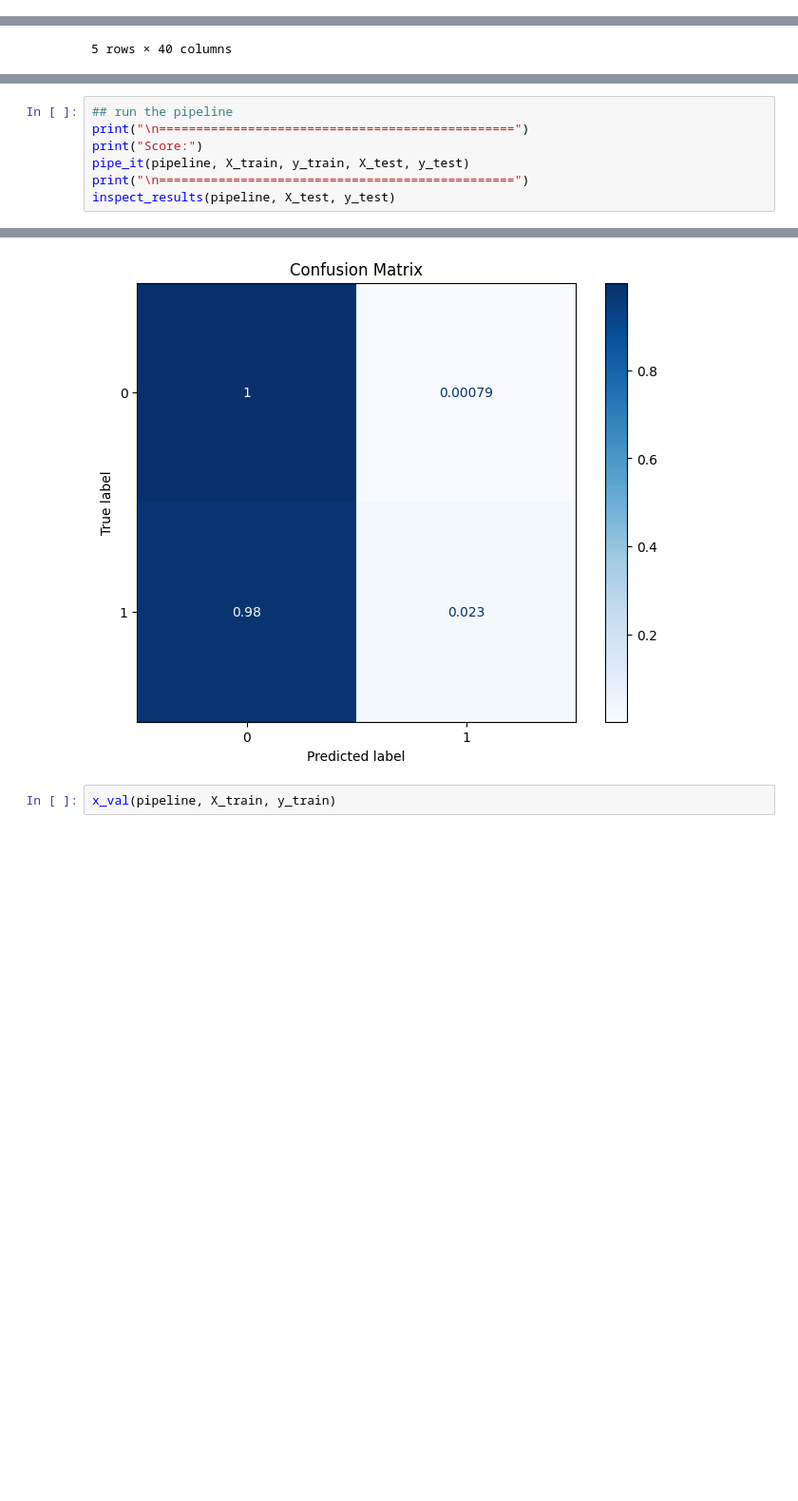
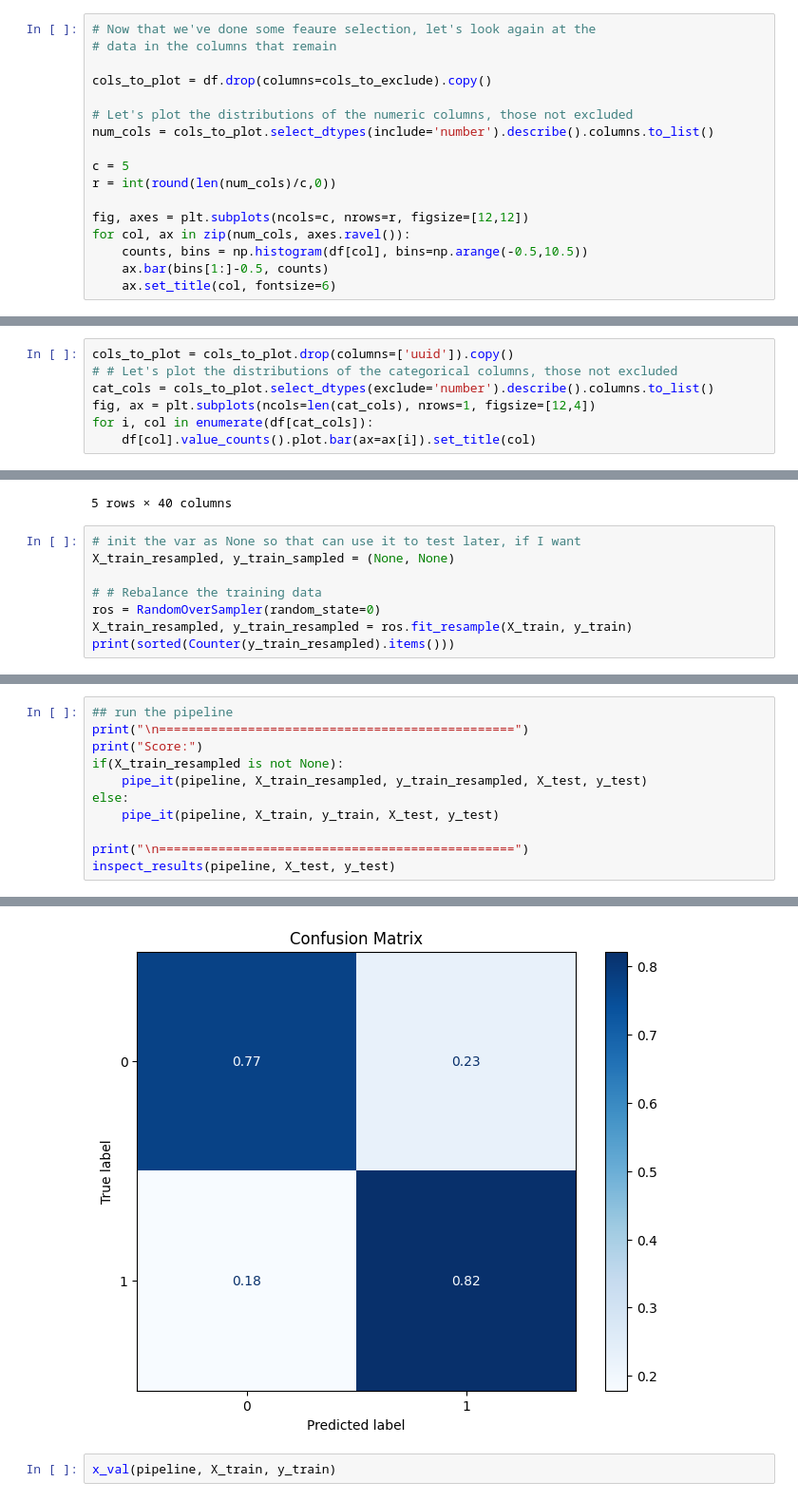
Before and after one commit to erikrowens/Le-Wagon-Case-Study, a Jupyter notebook: Notebook.ipynb, the cells around one changed output, grey strips where cells are left out. Shown at 95% size. Cells and saved outputs as stored; diff of their text form; blank space fills up the shorter version.

Commit message:
Added more graphs and data balancing

```diff
--- a/Notebook.ipynb
+++ b/Notebook.ipynb
@@ -200,3 +203,20 @@ cols_to_exclude +=  ['max_paid_inv_0_24m', 'num_arch_ok_0_12m', \
 ## Next, categorical columns that 'probably' don't add much value
 ## We still have the 'merchant_group' column that should be usefule
 cols_to_exclude += ['merchant_category', 'name_in_email']
+# %%
+# Now that we've done some feaure selection, let's look again at the
+# data in the columns that remain
+
+cols_to_plot = df.drop(columns=cols_to_exclude).copy()
+
+# Let's plot the distributions of the numeric columns, those not excluded
+num_cols = cols_to_plot.select_dtypes(include='number').describe().columns.to_list()
+
+c = 5
+r = int(round(len(num_cols)/c,0))
+
+fig, axes = plt.subplots(ncols=c, nrows=r, figsize=[12,12])
+for col, ax in zip(num_cols, axes.ravel()):
+    counts, bins = np.histogram(df[col], bins=np.arange(-0.5,10.5))
+    ax.bar(bins[1:]-0.5, counts)
+    ax.set_title(col, fontsize=6)
@@ -202,0 +225,7 @@ cols_to_exclude += ['merchant_category', 'name_in_email']
+# %%
+cols_to_plot = cols_to_plot.drop(columns=['uuid']).copy()
+# # Let's plot the distributions of the categorical columns, those not excluded
+cat_cols = cols_to_plot.select_dtypes(exclude='number').describe().columns.to_list()
+fig, ax = plt.subplots(ncols=len(cat_cols), nrows=1, figsize=[12,4])
+for i, col in enumerate(df[cat_cols]):
+    df[col].value_counts().plot.bar(ax=ax[i]).set_title(col)
@@ -339,3 +371,11 @@ Preprocessed training set
 | 3 | -0.347182 | -1.045043e-17 | 0.000000 | 0.000000 | ... |
 | 4 | 0.870134 | -4.276759e-02 | -0.235242 | -0.106106 | ... |
 5 rows × 40 columns
+# %%
+# init the var as None so that can use it to test later, if I want
+X_train_resampled, y_train_sampled = (None, None)
+
+# # Rebalance the training data
+ros = RandomOverSampler(random_state=0)
+X_train_resampled, y_train_resampled = ros.fit_resample(X_train, y_train)
+print(sorted(Counter(y_train_resampled).items()))
@@ -343,7 +385,11 @@ Preprocessed training set
 ## run the pipeline
 print("\n================================================")
 print("Score:")
-pipe_it(pipeline, X_train, y_train, X_test, y_test)
+if(X_train_resampled is not None):
+    pipe_it(pipeline, X_train_resampled, y_train_resampled, X_test, y_test)
+else:
+    pipe_it(pipeline, X_train, y_train, X_test, y_test)
+
 print("\n================================================")
 inspect_results(pipeline, X_test, y_test)
 # %% [output]
@@ -364,4 +410,4 @@ weighted avg       0.98      0.99      0.98     17996
-[figure, old version]
+[figure, new version]
 # %%
 x_val(pipeline, X_train, y_train)
 # %% [output]
```
Also changed, not shown: parts of 6 cells of this notebook.
